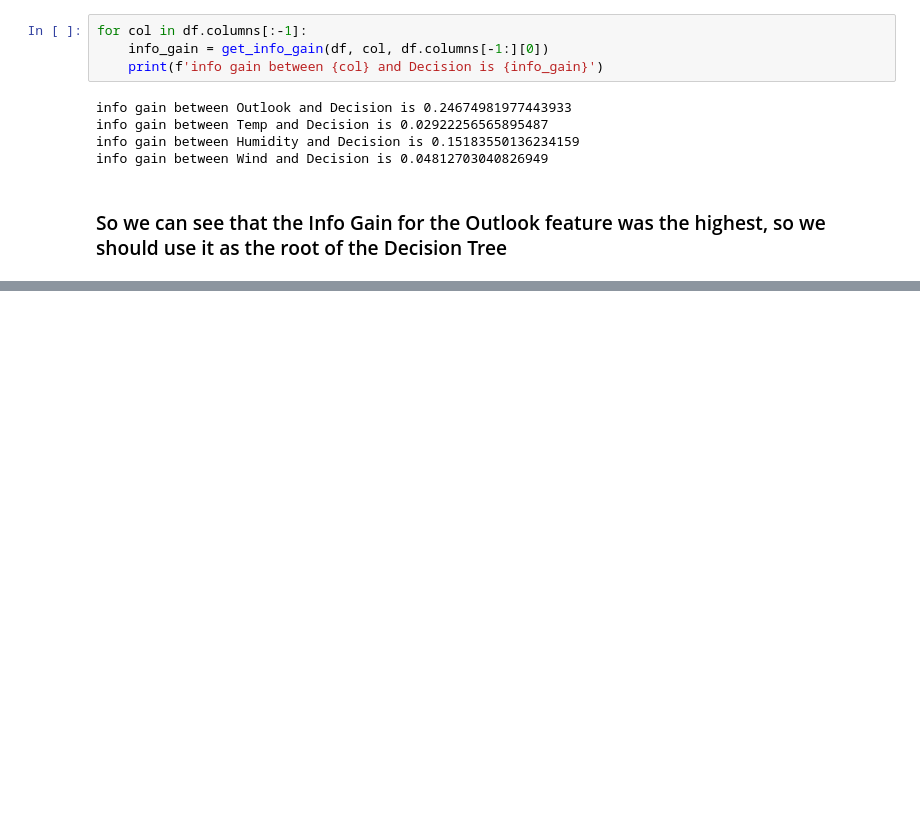
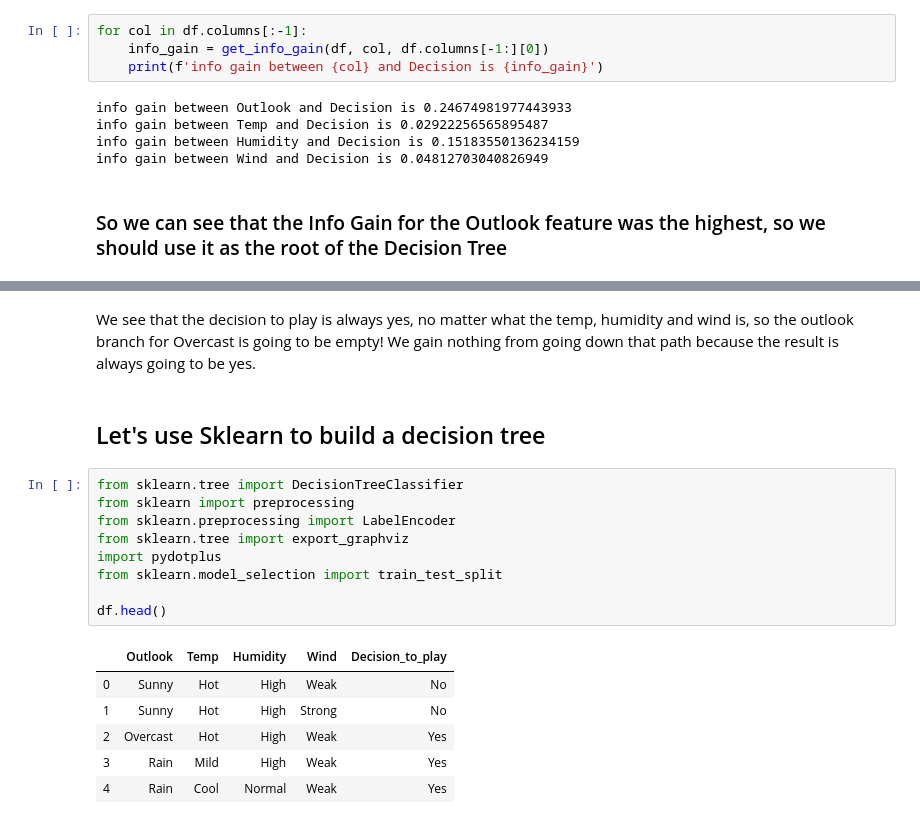
Before and after one commit to APNovichkov/python-ml, a Jupyter notebook: decision-tree/post-lesson/review.ipynb, the cells around one changed output, grey strips where cells are left out. Saved outputs shown, nothing was run; the diff lists cells and outputs as text; blank space fills up the shorter version.

Commit message:
[add] Finished review of decision trees and played around with the dtreeviz library

```diff
--- a/decision-tree/post-lesson/review.ipynb
+++ b/decision-tree/post-lesson/review.ipynb
@@ -159,0 +219,20 @@ We stop when we reach either a set depth, or
+# %% [markdown]
+We see that the decision to play is always yes, no matter what the temp, humidity and wind is, so the outlook branch for Overcast is going to be empty! We gain nothing from going down that path because the result is always going to be yes.
+# %% [markdown]
+## Let's use Sklearn to build a decision tree
+# %%
+from sklearn.tree import DecisionTreeClassifier
+from sklearn import preprocessing
+from sklearn.preprocessing import LabelEncoder
+from sklearn.tree import export_graphviz
+import pydotplus
+from sklearn.model_selection import train_test_split
+
+df.head()
+# %% [output]
+|  | Outlook | Temp | Humidity | Wind | Decision_to_play |
+| 0 | Sunny | Hot | High | Weak | No |
+| 1 | Sunny | Hot | High | Strong | No |
+| 2 | Overcast | Hot | High | Weak | Yes |
+| 3 | Rain | Mild | High | Weak | Yes |
+| 4 | Rain | Cool | Normal | Weak | Yes |
```
Also changed, not shown: parts of 31 cells of this notebook, 1 other file.
